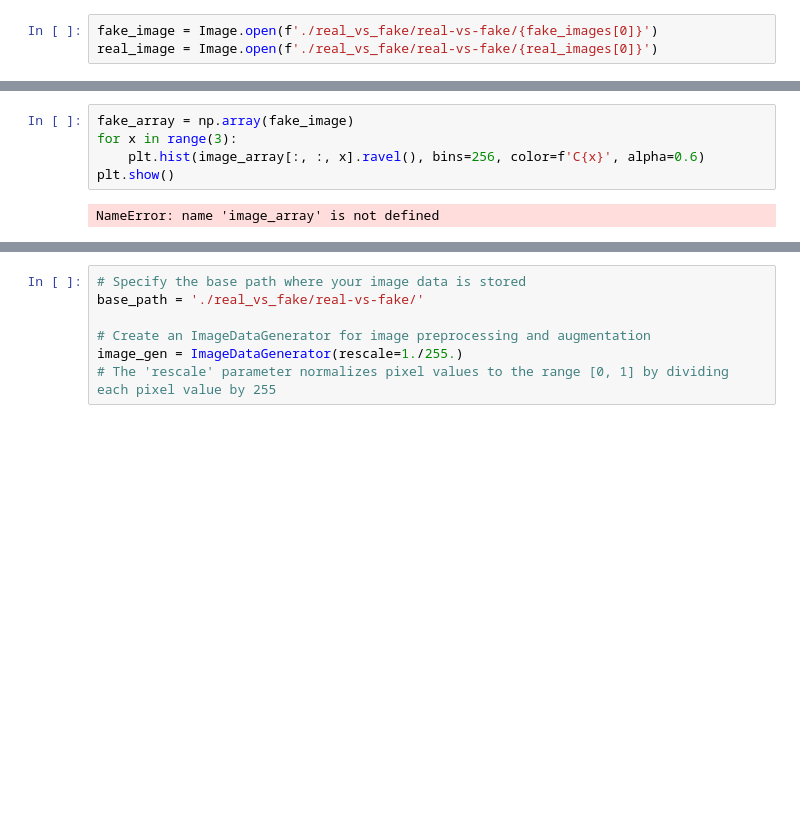
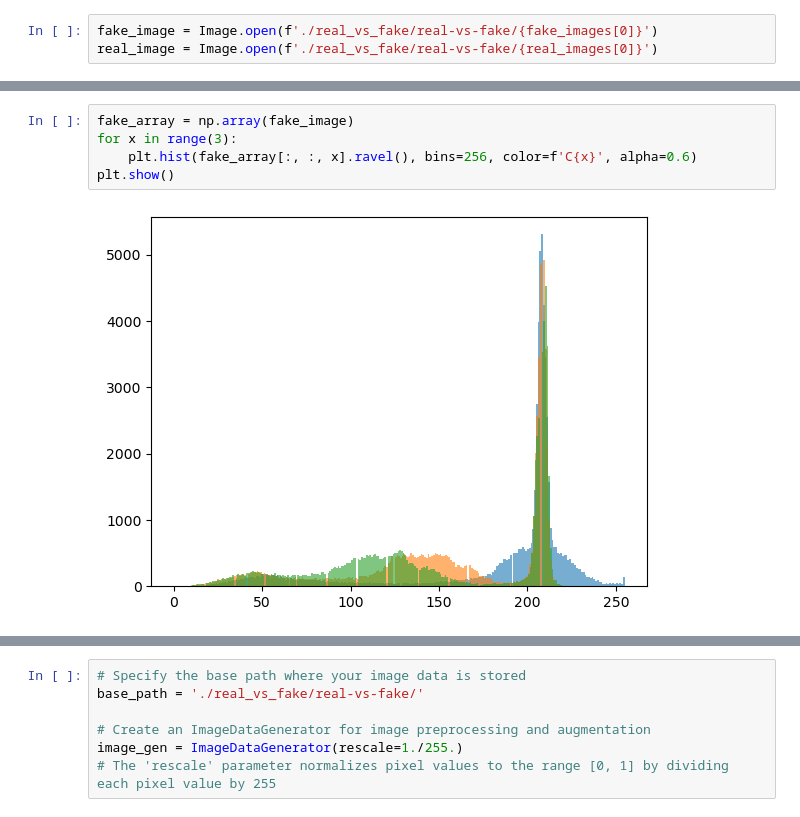
Before and after one commit to Kanustu/DeepFaceDetect, a Jupyter notebook: Notebooks/deepfake1.ipynb, the cells around one changed output, grey strips where cells are left out. Saved outputs shown, nothing was run; the diff lists cells and outputs as text; blank space fills up the shorter version.

```diff
--- a/Notebooks/deepfake1.ipynb
+++ b/Notebooks/deepfake1.ipynb
@@ -157,7 +158,7 @@ fake_image
 # %%
 fake_array = np.array(fake_image)
 for x in range(3):
-    plt.hist(image_array[:, :, x].ravel(), bins=256, color=f'C{x}', alpha=0.6)
+    plt.hist(fake_array[:, :, x].ravel(), bins=256, color=f'C{x}', alpha=0.6)
 plt.show()
 # %% [output]
-NameError: name 'image_array' is not defined
+[figure, added]
```
Also changed, not shown: parts of 26 cells of this notebook.
